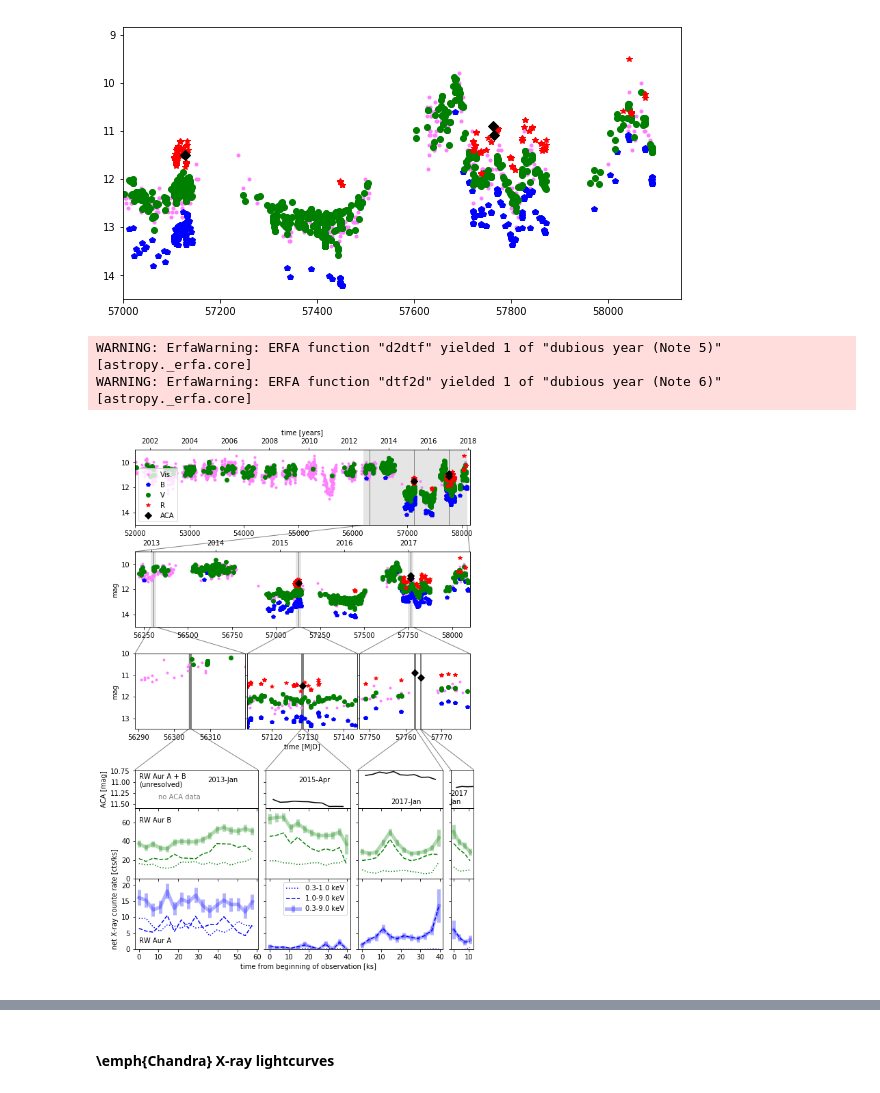
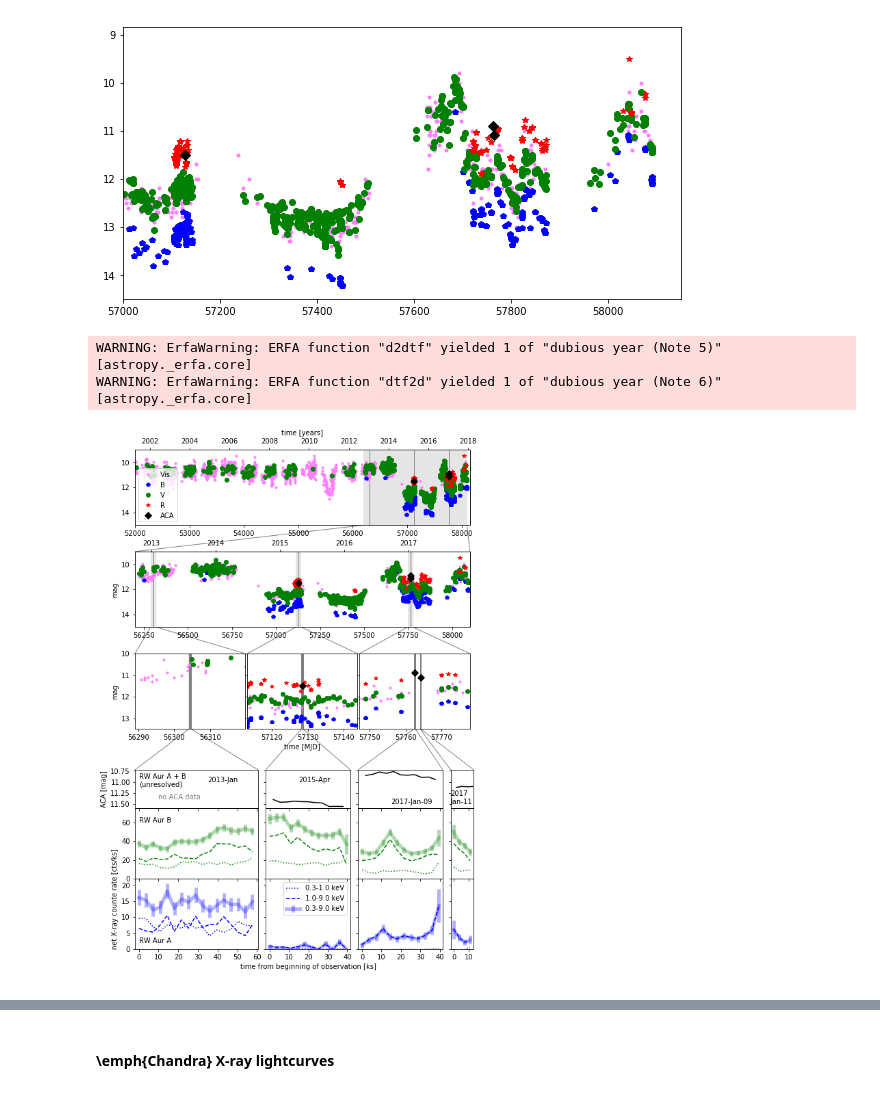
Before and after one commit to hamogu/RWAur, a Jupyter notebook: article.ipynb, the cells around one changed output, grey strips where cells are left out. Saved outputs shown, nothing was run; the diff lists cells and outputs as text; code cells hidden in the pictures.

```diff
--- a/article.ipynb
+++ b/article.ipynb
@@ -626,36 +626,37 @@ for i in [0, 1, 2, 3]:
 axes[0].set_ylim(0, 0.022 * 1e3)
 axes[4].set_ylim(0, 0.075 * 1e3)
 axes[8].invert_yaxis()
 #axes[5].legend(fontsize=10, loc='upper left')
 axes[0].set_ylabel('              net X-ray counte rate [cts/ks]')
 axes[1].set_xlabel('time from beginning of observation [ks]')
 axes[8].set_ylabel('ACA [mag]')
 axes[4].text(0., 60., 'RW Aur B')
 axes[0].text(0, 2., 'RW Aur A')
 axes[8].text(0, 11.1, 'RW Aur A + B\n(unresolved)')
 axes[8].text(10, 11.4, 'no ACA data', color='0.5')
 axes[8].text(35., 11, '2013-Jan')
 axes[9].text(15, 11., '2015-Apr')
-axes[10].text(15, 11.5, '2017-Jan')
-axes[11].text(-2, 11.5, '2017\nJan')
+axes[10].text(15, 11.5, '2017-Jan-09')
+axes[11].text(-2, 11.5, '2017\nJan-11')
 
 zoom_effect(ax11, ax00, color='0.5')
 zoom_effect(ax21, ax11, color='0.5')
 zoom_effect(ax22, ax11, color='0.5')
 zoom_effect(ax23, ax11, color='0.5')
 
 zoom_effect(axes[8], ax21, xtrans=Affine2D.from_values(1./(24*3600/1000), 0, 0, 1, obstimes[0][0], 0), color='0.5')
 zoom_effect(axes[9], ax22, xtrans=Affine2D.from_values(1./(24*3600/1000), 0, 0, 1, obstimes[1][0], 0), color='0.5')
 zoom_effect(axes[10], ax23, xtrans=Affine2D.from_values(1./(24*3600/1000), 0, 0, 1, obstimes[2][0], 0), color='0.5')
 zoom_effect(axes[11], ax23, xtrans=Affine2D.from_values(1./(24*3600/1000), 0, 0, 1, obstimes[3][0], 0), color='0.5')
 
 fig.subplots_adjust(wspace=0.02, hspace=.35, left=0.1, right=0.95)
 
 fig.savefig(os.path.join(figout, 'lc.pdf'), bbox_inches='tight')
+fig.savefig(os.path.join(figout, 'lc.png'), bbox_inches='tight', dpi=600)
 # %% [output]
 WARNING: ErfaWarning: ERFA function "d2dtf" yielded 1 of "dubious year (Note 5)" [astropy._erfa.core]
 WARNING: ErfaWarning: ERFA function "dtf2d" yielded 1 of "dubious year (Note 6)" [astropy._erfa.core]
-[figure, old version]
+[figure, new version]
 # %% [raw]
 \begin{figure*}[ht!]
     \centering
```
Also changed, not shown: parts of 34 cells of this notebook, 1 other file.
